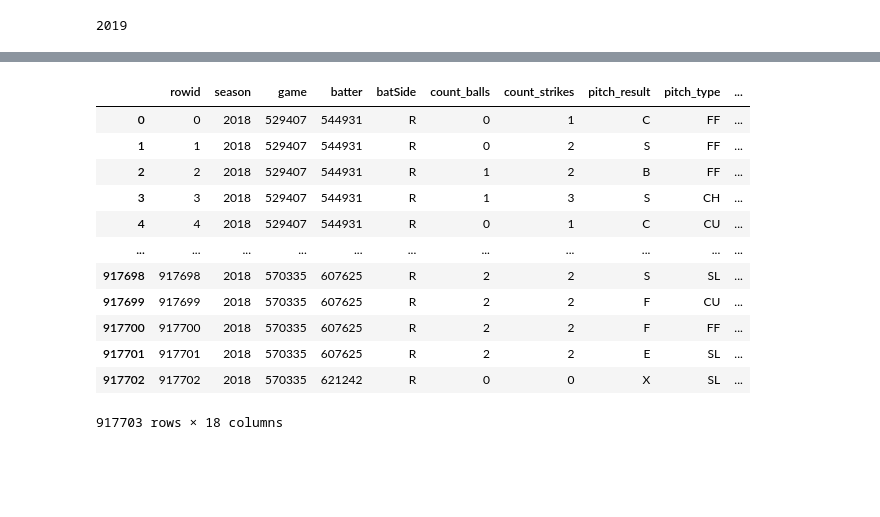
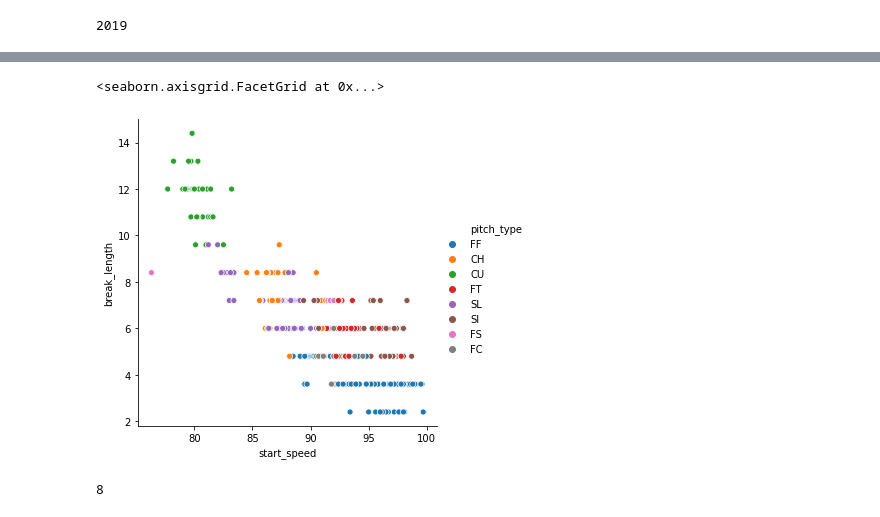
Before and after one commit to nps1984/DSC550, a Jupyter notebook: DSC550_NSalisbury_FinalProject.ipynb, the cells around one changed output, grey strips where cells are left out. Saved outputs shown, nothing was run; the diff lists cells and outputs as text; code cells hidden in the pictures; blank space fills up the shorter version.

```diff
--- a/DSC550_NSalisbury_FinalProject.ipynb
+++ b/DSC550_NSalisbury_FinalProject.ipynb
@@ -284,2 +437,9 @@ df = pd.DataFrame(list_of_plays)
+# %%
+sns.relplot(x="start_speed",y="break_length",hue="pitch_type",data=df)
+# %% [output]
+<seaborn.axisgrid.FacetGrid at 0x...>
+[figure, added]
 # %%
-df
+df['pitch_number'].max()
+# %% [output]
+8
@@ -290,16 +445,0 @@ df = pd.read_csv('pitch_data_2018.csv')
-# %%
-df
-# %% [output]
-|  | rowid | season | game | batter | batSide | count_balls | count_strikes | pitch_result | pitch_type | ... |
-| 0 | 0 | 2018 | 529407 | 544931 | R | 0 | 1 | C | FF | ... |
-| 1 | 1 | 2018 | 529407 | 544931 | R | 0 | 2 | S | FF | ... |
-| 2 | 2 | 2018 | 529407 | 544931 | R | 1 | 2 | B | FF | ... |
-| 3 | 3 | 2018 | 529407 | 544931 | R | 1 | 3 | S | CH | ... |
-| 4 | 4 | 2018 | 529407 | 544931 | R | 0 | 1 | C | CU | ... |
-| ... | ... | ... | ... | ... | ... | ... | ... | ... | ... | ... |
-| 917698 | 917698 | 2018 | 570335 | 607625 | R | 2 | 2 | S | SL | ... |
-| 917699 | 917699 | 2018 | 570335 | 607625 | R | 2 | 2 | F | CU | ... |
-| 917700 | 917700 | 2018 | 570335 | 607625 | R | 2 | 2 | F | FF | ... |
-| 917701 | 917701 | 2018 | 570335 | 607625 | R | 2 | 2 | E | SL | ... |
-| 917702 | 917702 | 2018 | 570335 | 621242 | R | 0 | 0 | X | SL | ... |
-917703 rows × 18 columns
```
Also changed, not shown: parts of 21 cells of this notebook, 6 other files.
